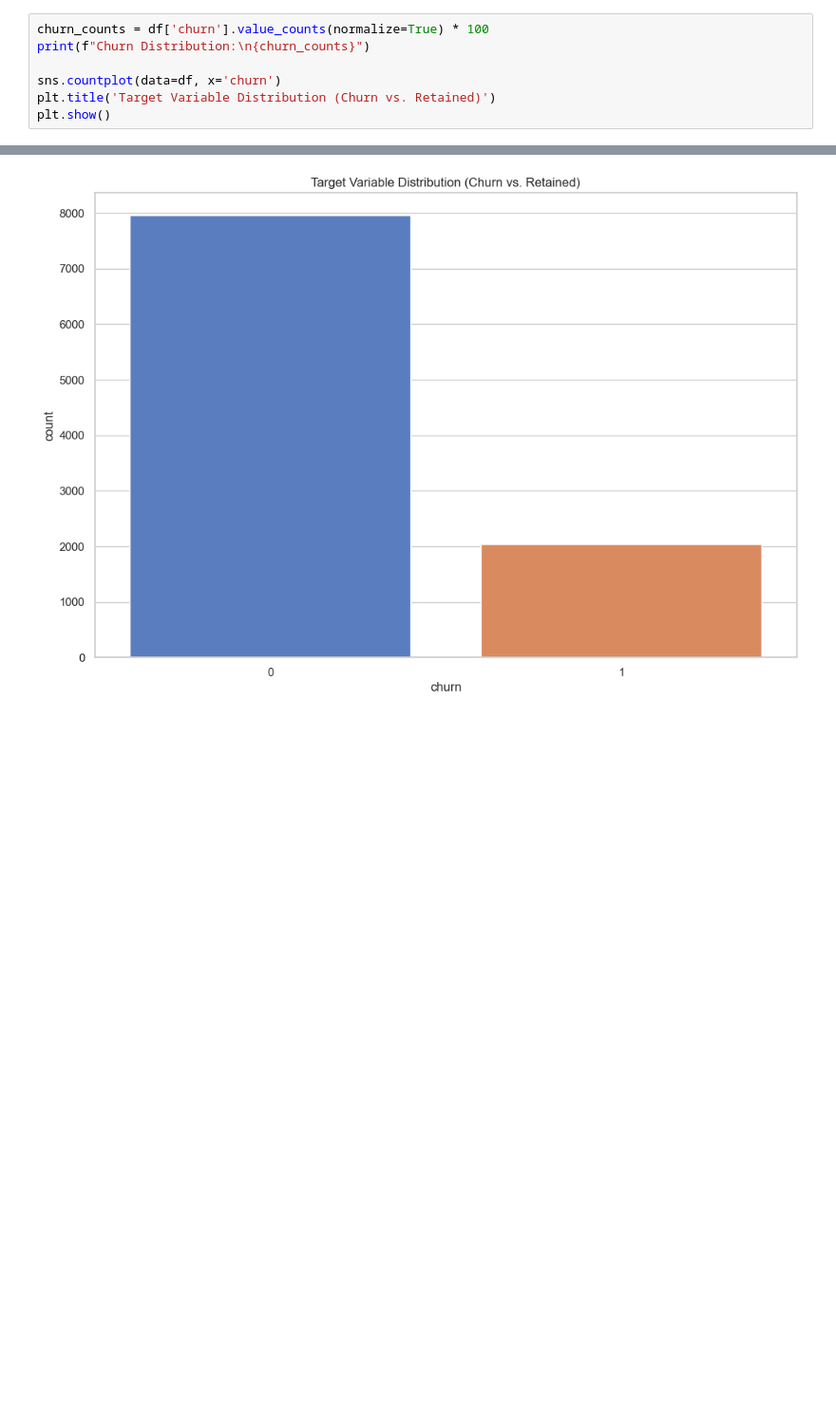
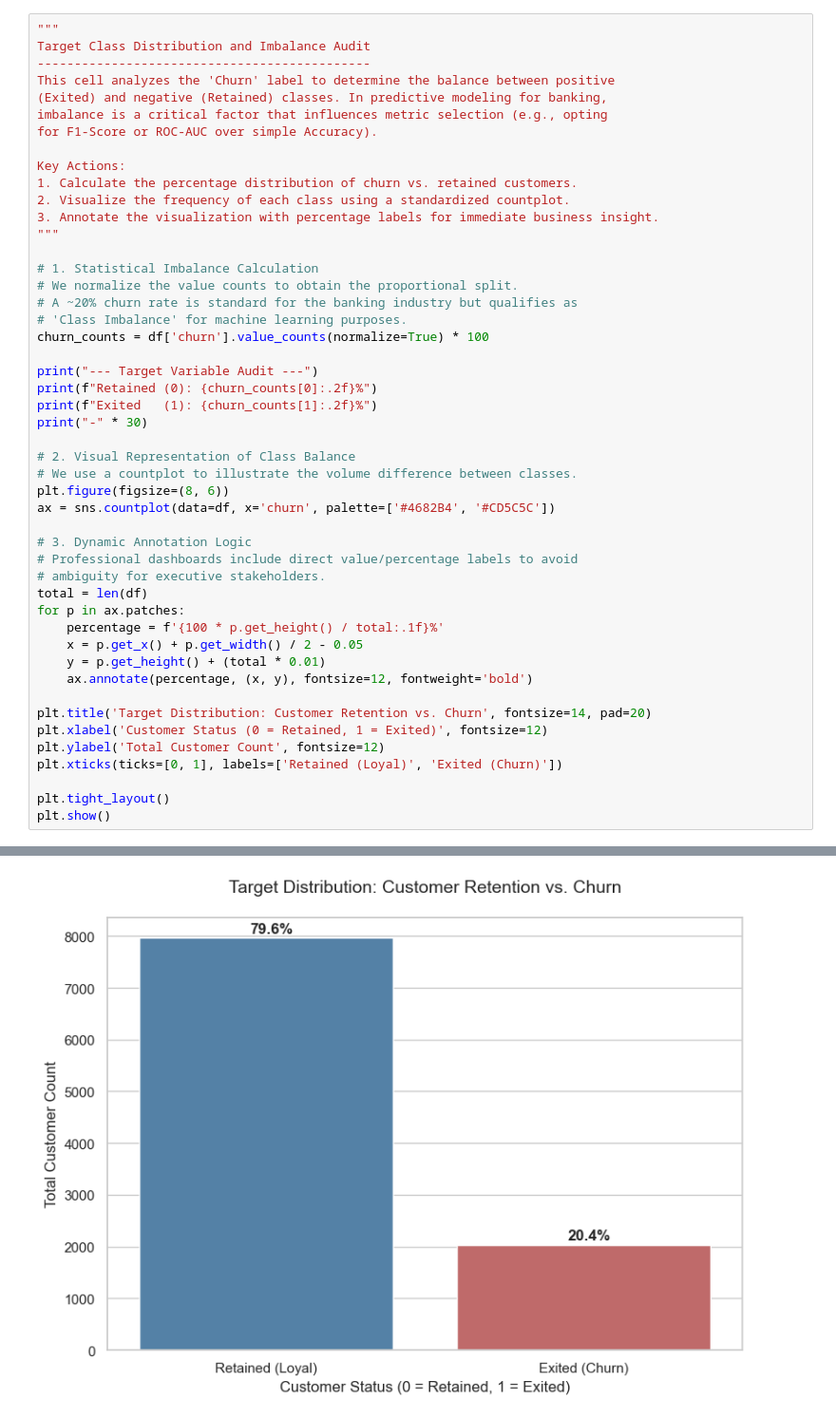
Before and after one commit to RameshSTA/ConnectIntelligence, a Jupyter notebook: backend/notebooks/01_data_audit.ipynb, the cells around one changed output, grey strips where cells are left out. Shown: that part at 95% size. Cells and saved outputs as stored; diff of their text form; blank space fills up the shorter version.

```diff
--- a/backend/notebooks/01_data_audit.ipynb
+++ b/backend/notebooks/01_data_audit.ipynb
@@ -101,8 +250,49 @@ plt.show()
 # %%
+"""
+Target Class Distribution and Imbalance Audit
+---------------------------------------------
+This cell analyzes the 'Churn' label to determine the balance between positive
+(Exited) and negative (Retained) classes. In predictive modeling for banking,
+imbalance is a critical factor that influences metric selection (e.g., opting
+for F1-Score or ROC-AUC over simple Accuracy).
+
+Key Actions:
+1. Calculate the percentage distribution of churn vs. retained customers.
+2. Visualize the frequency of each class using a standardized countplot.
+3. Annotate the visualization with percentage labels for immediate business insight.
+"""
+
+# 1. Statistical Imbalance Calculation
+# We normalize the value counts to obtain the proportional split.
+# A ~20% churn rate is standard for the banking industry but qualifies as
+# 'Class Imbalance' for machine learning purposes.
 churn_counts = df['churn'].value_counts(normalize=True) * 100
-print(f"Churn Distribution:\n{churn_counts}")
 
-sns.countplot(data=df, x='churn')
-plt.title('Target Variable Distribution (Churn vs. Retained)')
+print("--- Target Variable Audit ---")
+print(f"Retained (0): {churn_counts[0]:.2f}%")
+print(f"Exited   (1): {churn_counts[1]:.2f}%")
+print("-" * 30)
+
+# 2. Visual Representation of Class Balance
+# We use a countplot to illustrate the volume difference between classes.
+plt.figure(figsize=(8, 6))
+ax = sns.countplot(data=df, x='churn', palette=['#4682B4', '#CD5C5C'])
+
+# 3. Dynamic Annotation Logic
+# Professional dashboards include direct value/percentage labels to avoid
+# ambiguity for executive stakeholders.
+total = len(df)
+for p in ax.patches:
+    percentage = f'{100 * p.get_height() / total:.1f}%'
+    x = p.get_x() + p.get_width() / 2 - 0.05
+    y = p.get_height() + (total * 0.01)
+    ax.annotate(percentage, (x, y), fontsize=12, fontweight='bold')
+
+plt.title('Target Distribution: Customer Retention vs. Churn', fontsize=14, pad=20)
+plt.xlabel('Customer Status (0 = Retained, 1 = Exited)', fontsize=12)
+plt.ylabel('Total Customer Count', fontsize=12)
+plt.xticks(ticks=[0, 1], labels=['Retained (Loyal)', 'Exited (Churn)'])
+
+plt.tight_layout()
 plt.show()
 # %% [output]
@@ -114,2 +303,2 @@ Name: proportion, dtype: float64
-[figure, old version]
+[figure, new version]
 # %%
```
Also changed, not shown: parts of 6 cells of this notebook, 12 other files.
